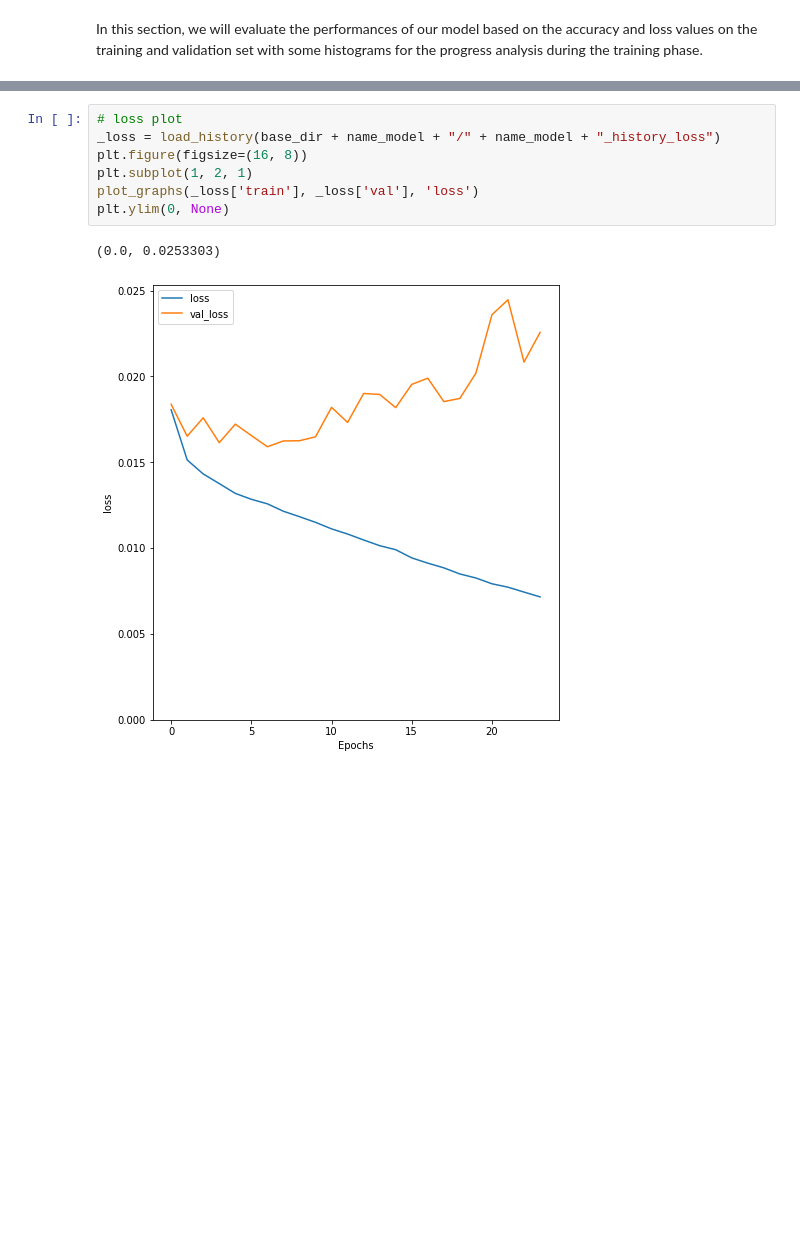
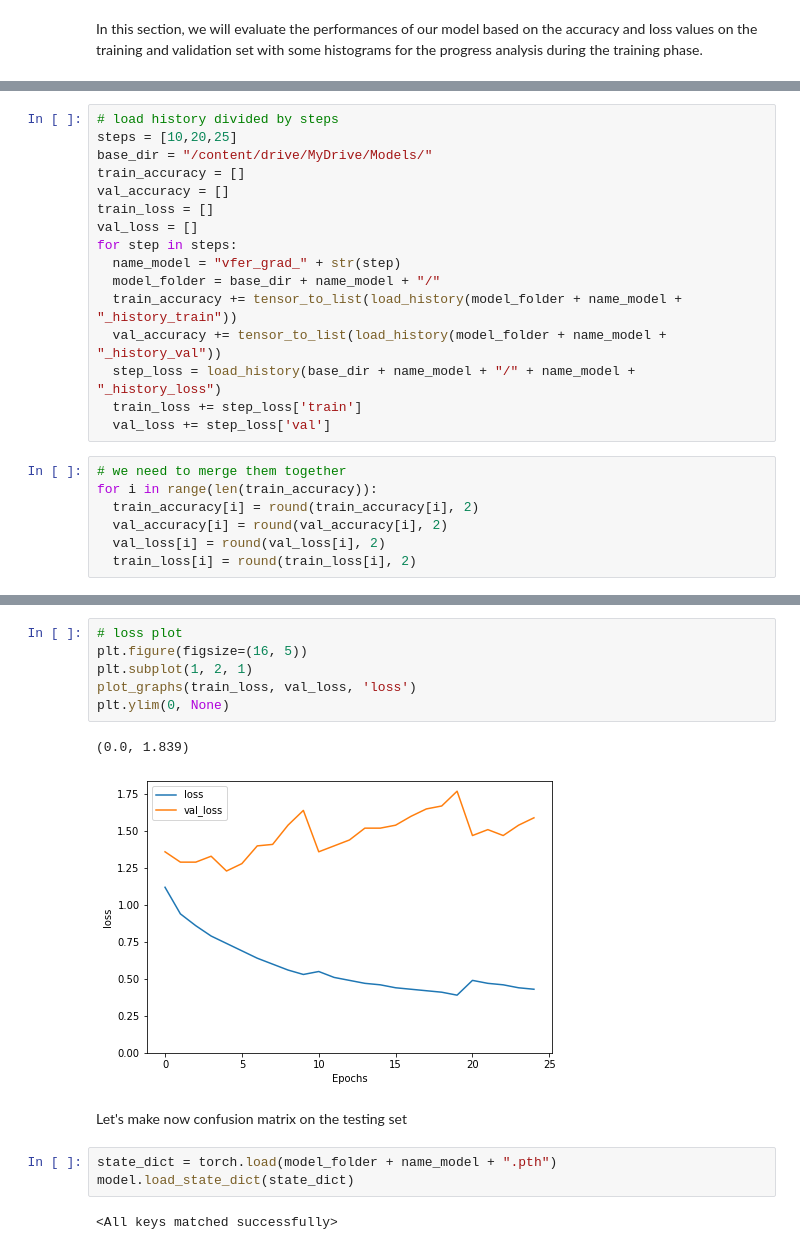
Before and after one commit to kode-git/vfer, a Jupyter notebook: ViT_Face_Emotion_Recognition.ipynb, the cells around one changed output, grey strips where cells are left out. Saved outputs shown, nothing was run; the diff lists cells and outputs as text; blank space fills up the shorter version.

```diff
--- a/ViT_Face_Emotion_Recognition.ipynb
+++ b/ViT_Face_Emotion_Recognition.ipynb
@@ -1798,0 +1839,23 @@ plt.ylim(0, 1)
+# %%
+# load history divided by steps
+steps = [10,20,25]
+base_dir = "/content/drive/MyDrive/Models/"
+train_accuracy = []
+val_accuracy = []
+train_loss = []
+val_loss = []
+for step in steps:
+  name_model = "vfer_grad_" + str(step)
+  model_folder = base_dir + name_model + "/"
+  train_accuracy += tensor_to_list(load_history(model_folder + name_model + "_history_train"))
+  val_accuracy += tensor_to_list(load_history(model_folder + name_model + "_history_val"))
+  step_loss = load_history(base_dir + name_model + "/" + name_model + "_history_loss")
+  train_loss += step_loss['train']
+  val_loss += step_loss['val']
+# %%
+# we need to merge them together
+for i in range(len(train_accuracy)):
+  train_accuracy[i] = round(train_accuracy[i], 2)
+  val_accuracy[i] = round(val_accuracy[i], 2)
+  val_loss[i] = round(val_loss[i], 2)
+  train_loss[i] = round(train_loss[i], 2)
@@ -1799,10 +1871,16 @@ plt.ylim(0, 1)
 # %%
 # loss plot
-_loss = load_history(base_dir + name_model + "/" + name_model + "_history_loss")
-plt.figure(figsize=(16, 8))
+plt.figure(figsize=(16, 5))
 plt.subplot(1, 2, 1)
-plot_graphs(_loss['train'], _loss['val'], 'loss')
+plot_graphs(train_loss, val_loss, 'loss')
 plt.ylim(0, None)
 # %% [output]
-(0.0, 0.0253303)
+(0.0, 1.839)
-[figure, old version]
+[figure, new version]
+# %% [markdown]
+Let's make now confusion matrix on the testing set
+# %%
+state_dict = torch.load(model_folder + name_model + ".pth")
+model.load_state_dict(state_dict)
+# %% [output]
+<All keys matched successfully>
```
Also changed, not shown: parts of 14 cells of this notebook.
